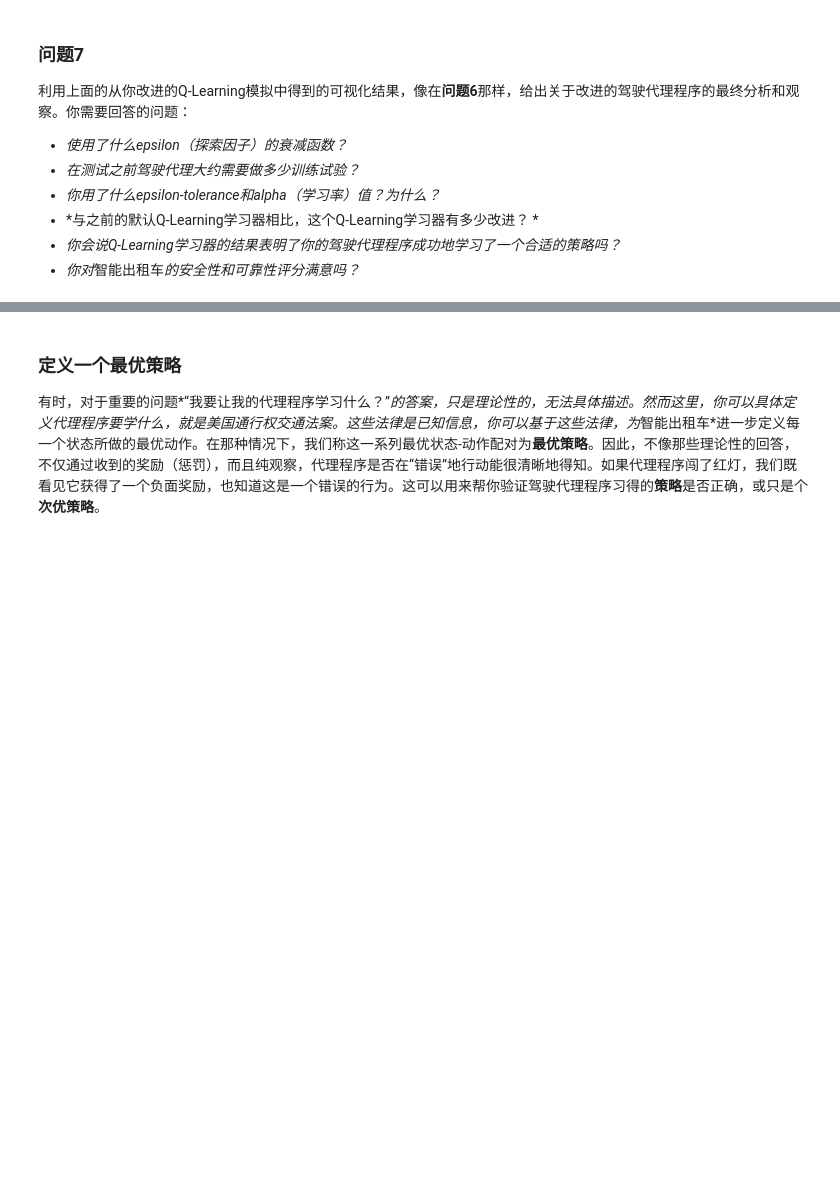
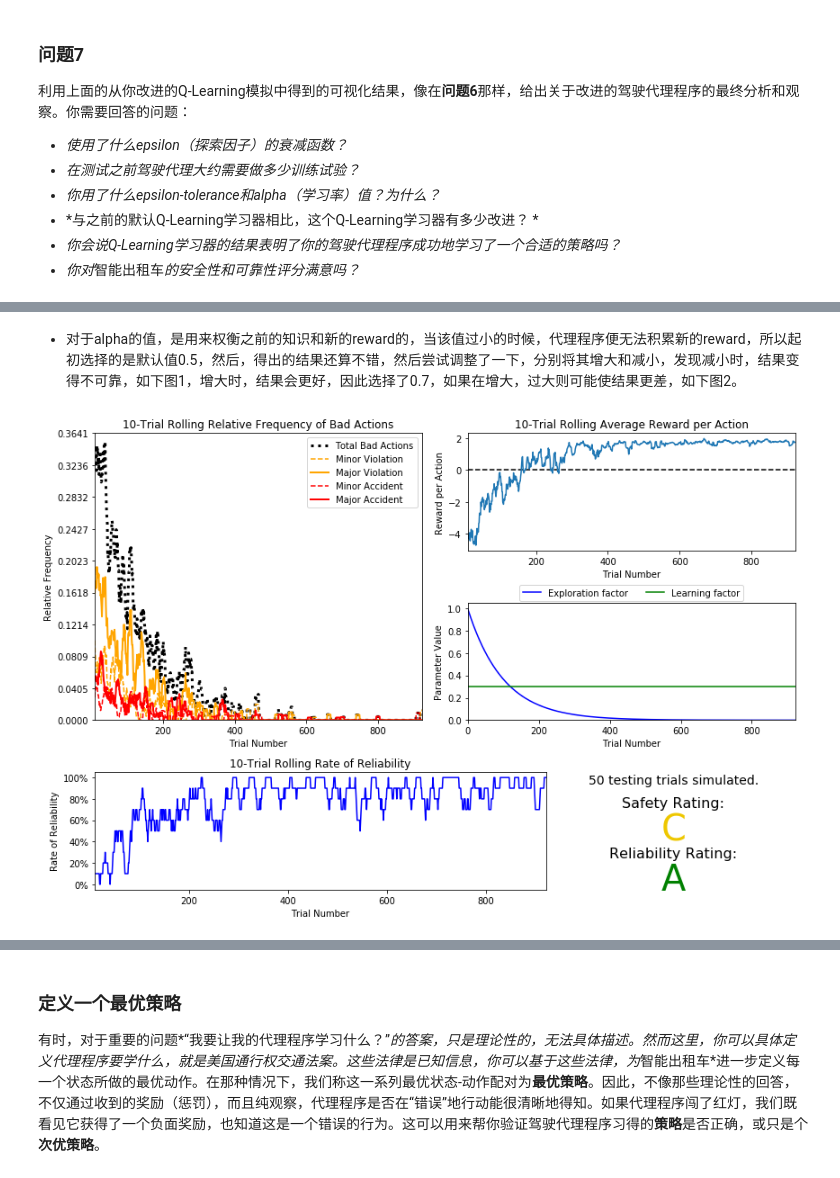
Before and after one commit to Carlosnight/SmartCab, a Jupyter notebook: smartcab.ipynb, the cells around one changed output, grey strips where cells are left out. Saved outputs shown, nothing was run; the diff lists cells and outputs as text; code cells hidden in the pictures; blank space fills up the shorter version.

```diff
--- a/smartcab.ipynb
+++ b/smartcab.ipynb
@@ -259,0 +282,7 @@ vs.plot_trials('sim_improved-learning.csv')
+# %% [markdown]
+- 对于alpha的值，是用来权衡之前的知识和新的reward的，当该值过小的时候，代理程序便无法积累新的reward，所以起初选择的是默认值0.5，然后，得出的结果还算不错，然后尝试调整了一下，分别将其增大和减小，发现减小时，结果变得不可靠，如下图1，增大时，结果会更好，因此选择了0.7，如果在增大，过大则可能使结果更差，如下图2。
+# %%
+# Load the 'sim_loweralpha-learning' file from the improved Q-Learning simulation
+vs.plot_trials('sim_loweralpha-learning.csv')
+# %% [output]
+[figure, added]
```
Also changed, not shown: parts of 16 cells of this notebook, 16 other files.
